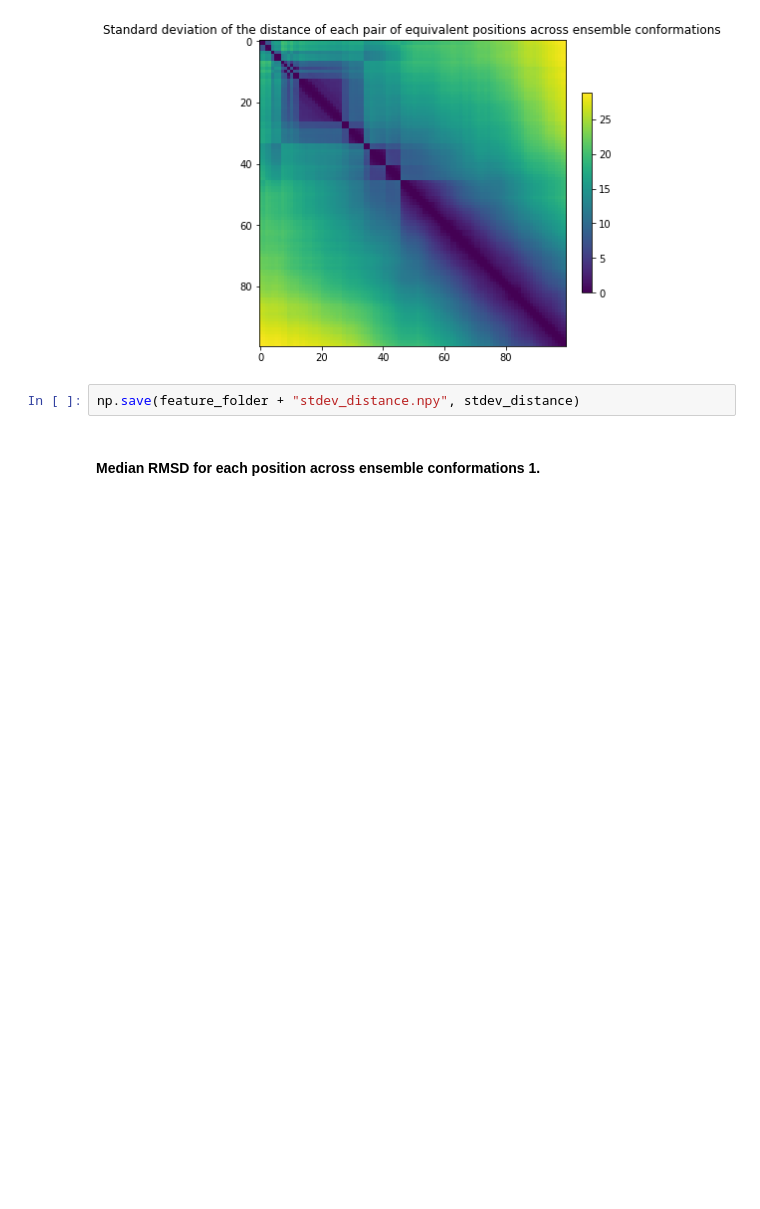
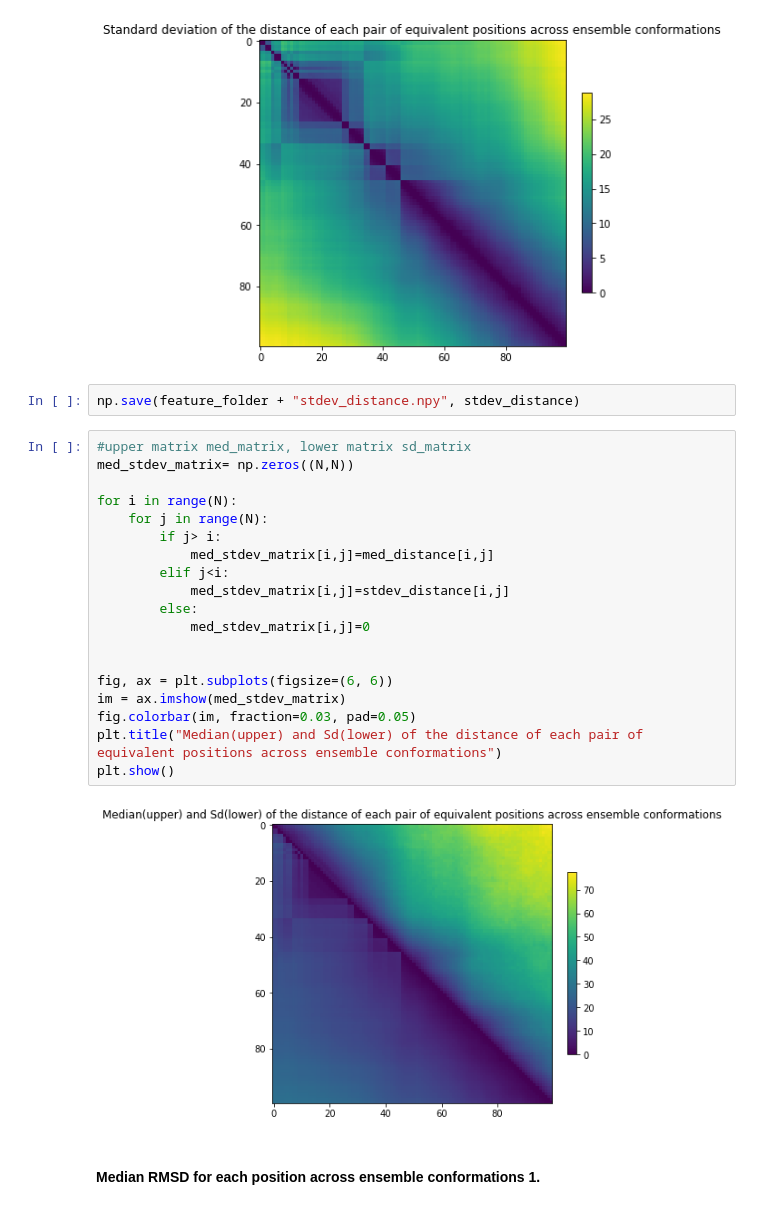
Before and after one commit to claudia-hm/Structural_Bioinformatics_Project, a Jupyter notebook: Task_1.ipynb, the cells around one changed output. Drawn from its saved outputs; the diff is of its cells as text; blank space fills up the shorter version.

```diff
--- a/Task_1.ipynb
+++ b/Task_1.ipynb
@@ -228,6 +247,27 @@ plt.show()
 [figure]
 # %%
 np.save(feature_folder + "stdev_distance.npy", stdev_distance)
+# %%
+#upper matrix med_matrix, lower matrix sd_matrix
+med_stdev_matrix= np.zeros((N,N))
+
+for i in range(N):
+    for j in range(N):
+        if j> i:
+            med_stdev_matrix[i,j]=med_distance[i,j]
+        elif j<i:
+            med_stdev_matrix[i,j]=stdev_distance[i,j]
+        else:
+            med_stdev_matrix[i,j]=0
+
+
+fig, ax = plt.subplots(figsize=(6, 6))
+im = ax.imshow(med_stdev_matrix)
+fig.colorbar(im, fraction=0.03, pad=0.05)
+plt.title("Median(upper) and Sd(lower) of the distance of each pair of equivalent positions across ensemble conformations")
+plt.show()
+# %% [output]
+[figure, added]
 # %% [markdown]
 #### Median RMSD for each position across ensemble conformations 1.
 # %%
```
Also changed, not shown: parts of 6 cells of this notebook, 5 other files.
